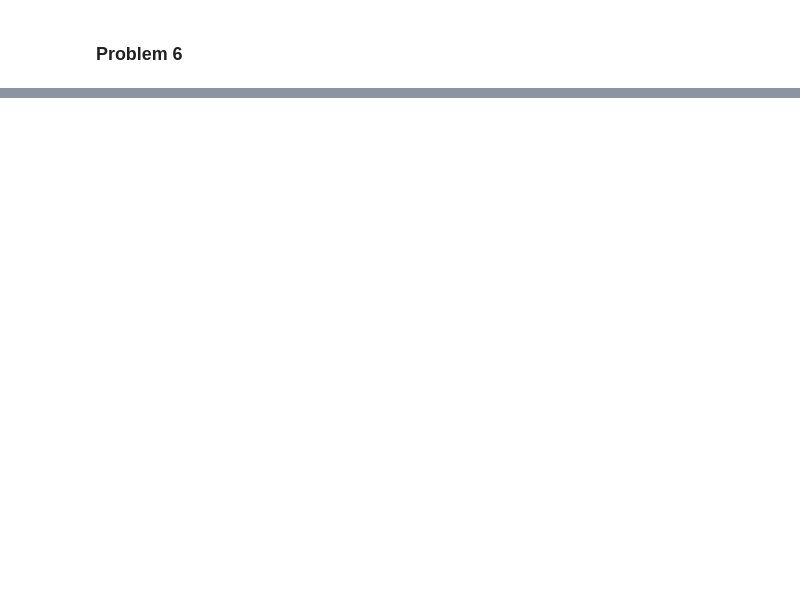
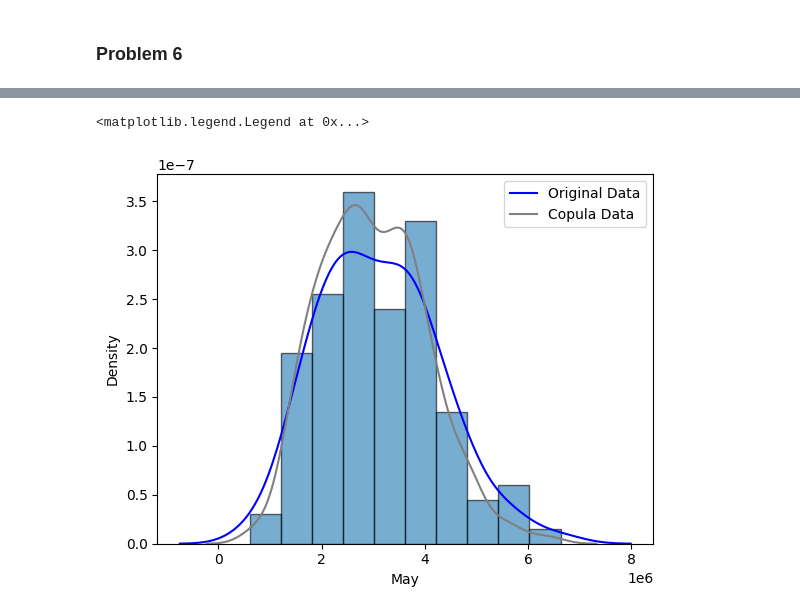
Before and after one commit to jtdocter27/Engineering-Probability---Statistics, a Jupyter notebook: R_project.ipynb, the cells around one changed output, grey strips where cells are left out. Cells and saved outputs as stored; diff of their text form; code cells hidden in the pictures; blank space fills up the shorter version.

```diff
--- a/R_project.ipynb
+++ b/R_project.ipynb
@@ -456,0 +516,29 @@ plt.legend()
+# %%
+generated_samples = copula.sample(500)
+generated_data = scaler.inverse_transform(generated_samples)
+generated_data_df = pd.DataFrame(generated_data)
+generated_data_df.columns= ['Apr', 'May']
+generated_data_df
+
+
+mean = np.mean(generated_data_df['Apr'])
+print('Copula Samples Mean is:', mean)
+# Standard Deviation
+std_dev = np.std(generated_data_df['Apr'])
+print('Copula STD is', std_dev)
+
+# Skew
+skewness = stats.skew(generated_data_df['Apr'])
+print('Skewness', skewness)
+
+# IQR
+q75, q25 = np.percentile(generated_data_df['Apr'], [75, 25])
+iqr = q75 - q25
+print('Interquartile Range (IQR):', iqr)
+
+sns.boxplot(data=generated_data_df['Apr'], color='lightblue', width = 0.3)
+sns.stripplot(data=generated_data_df['Apr'], size=2, jitter = 0.2)
+plt.text(0.5, mean, f'Mean: {mean: .2f}') #mean
+plt.text(0.5, mean - sd, f'SD: {sd: .2f}')
+plt.text(0.5, mean - 2*sd, f'Skew: {skewness: .2f}')
+plt.text(0.5, iqr / 2 + median, f'iqr: {iqr: .2f}')
@@ -456,0 +581,8 @@ plt.legend()
+# %%
+plt.hist(may, density=True, alpha = 0.6, edgecolor = 'black')
+sns.kdeplot(may, color='blue', label='Original Data')
+sns.kdeplot(data=generated_data_df['May'], color='grey', alpha=1, label = 'Copula Data')
+plt.legend()
+# %% [output]
+<matplotlib.legend.Legend at 0x...>
+[figure, added]
```
Also changed, not shown: parts of 17 cells of this notebook.
